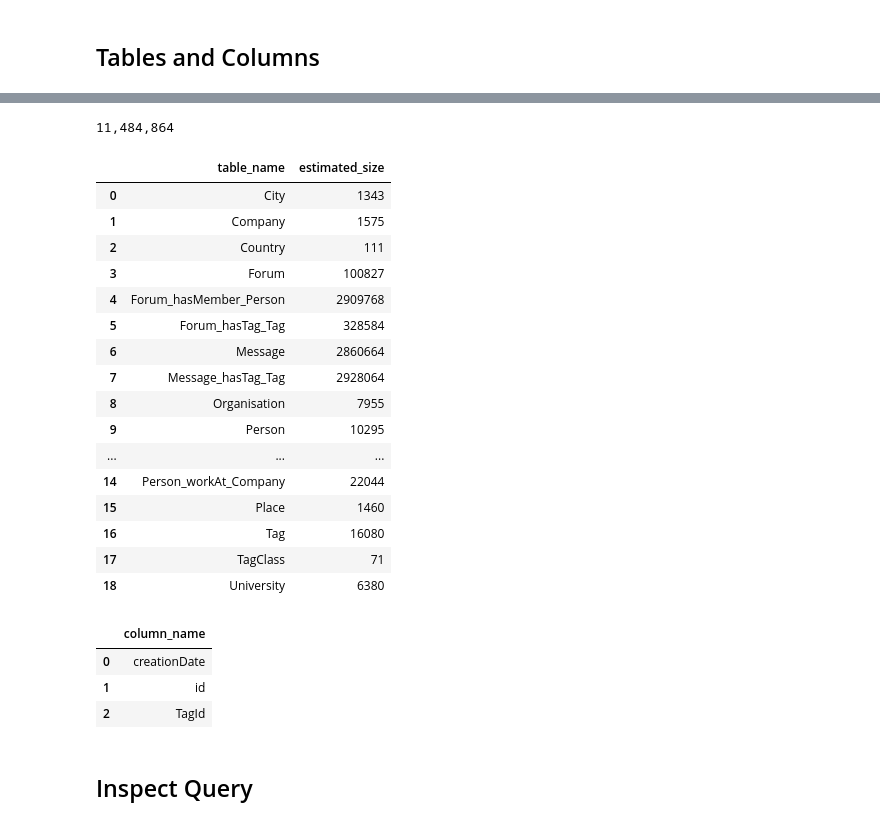
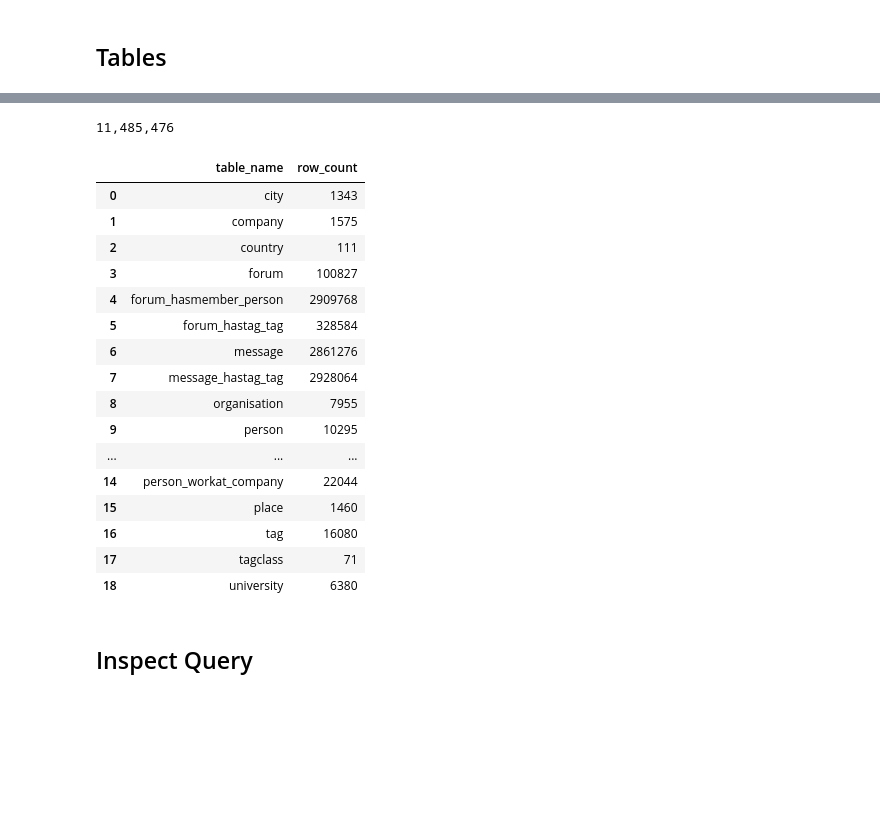
Before and after one commit to ic-htw/socmed, a Jupyter notebook: postgres/socmed.ipynb, the cells around one changed output, grey strips where cells are left out. Drawn from its saved outputs; the diff is of its cells as text; code cells hidden in the pictures; blank space fills up the shorter version.

```diff
--- a/postgres/socmed.ipynb
+++ b/postgres/socmed.ipynb
@@ -13,2 +0,0 @@ dbdir = "/content/drive/MyDrive/dbfiles/"
-# %%
-con = duckdb.connect(database=dbdir + 'socmed.duckdb', read_only=True)
@@ -15,46 +6,53 @@ con = duckdb.connect(database=dbdir + 'socmed.duckdb', read_only=True)
+# %%
+engine = create_engine(
+    f'postgresql://{c.pg_userid}:{c.pg_password}@{c.pg_host}/{c.pg_db}',
+    connect_args = {'options': '-c search_path=usocmed,public', 'keepalives_idle': 120},
+    pool_size=1,
+    max_overflow=0,
+    execution_options={ 'isolation_level': 'AUTOCOMMIT' }
+)
+# %%
+def quote(s):
+  return f"'{s}'"
+
+def exe(sql):
+    with engine.connect() as con:
+        return pd.read_sql_query(text(sql), con)
 # %% [markdown]
-## Tables and Columns
+## Tables
 # %% [markdown]
 ![snb-model.png](embedded-picture-1)
 # %%
 sql = f"""
-select table_name, estimated_size from duckdb_tables() order by table_name;
+select
+  relname as table_name,
+  n_live_tup as row_count
+from pg_stat_user_tables
+where schemaname = 'usocmed'
+order by schemaname, relname;
 """
-df = con.execute(sql).df()
-print(f'{df["estimated_size"].sum():,}')
+df = exe(sql)
+print(f'{df["row_count"].sum():,}')
 df
 # %% [output]
-11,484,864
+11,485,476
-|  | table_name | estimated_size |
-| 0 | City | 1343 |
-| 1 | Company | 1575 |
-| 2 | Country | 111 |
-| 3 | Forum | 100827 |
-| 4 | Forum_hasMember_Person | 2909768 |
-| 5 | Forum_hasTag_Tag | 328584 |
-| 6 | Message | 2860664 |
-| 7 | Message_hasTag_Tag | 2928064 |
-| 8 | Organisation | 7955 |
-| 9 | Person | 10295 |
+|  | table_name | row_count |
+| 0 | city | 1343 |
+| 1 | company | 1575 |
+| 2 | country | 111 |
+| 3 | forum | 100827 |
+| 4 | forum_hasmember_person | 2909768 |
+| 5 | forum_hastag_tag | 328584 |
+| 6 | message | 2861276 |
+| 7 | message_hastag_tag | 2928064 |
+| 8 | organisation | 7955 |
+| 9 | person | 10295 |
 | ... | ... | ... |
-| 14 | Person_workAt_Company | 22044 |
-| 15 | Place | 1460 |
-| 16 | Tag | 16080 |
-| 17 | TagClass | 71 |
-| 18 | University | 6380 |
+| 14 | person_workat_company | 22044 |
+| 15 | place | 1460 |
+| 16 | tag | 16080 |
+| 17 | tagclass | 71 |
+| 18 | university | 6380 |
-# %%
-sql = f"""
-select column_name
-from duckdb_columns()
-where table_oid in (select table_oid from duckdb_tables() where table_name = 'Message_hasTag_Tag');
-"""
-df = con.execute(sql).df()
-df
-# %% [output]
-|  | column_name |
-| 0 | creationDate |
-| 1 | id |
-| 2 | TagId |
 # %% [markdown]
 ## Inspect Query
 # %%
```
Also changed, not shown: parts of 40 cells of this notebook.
